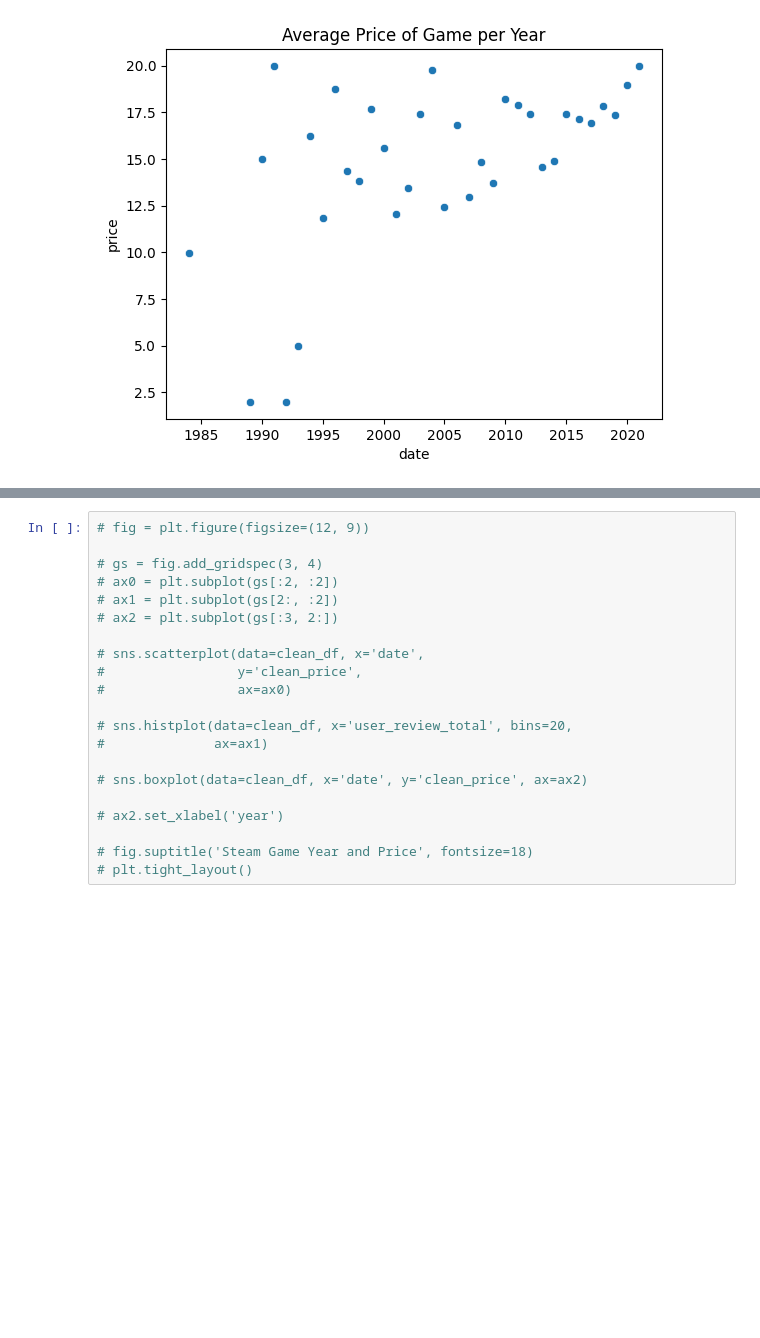
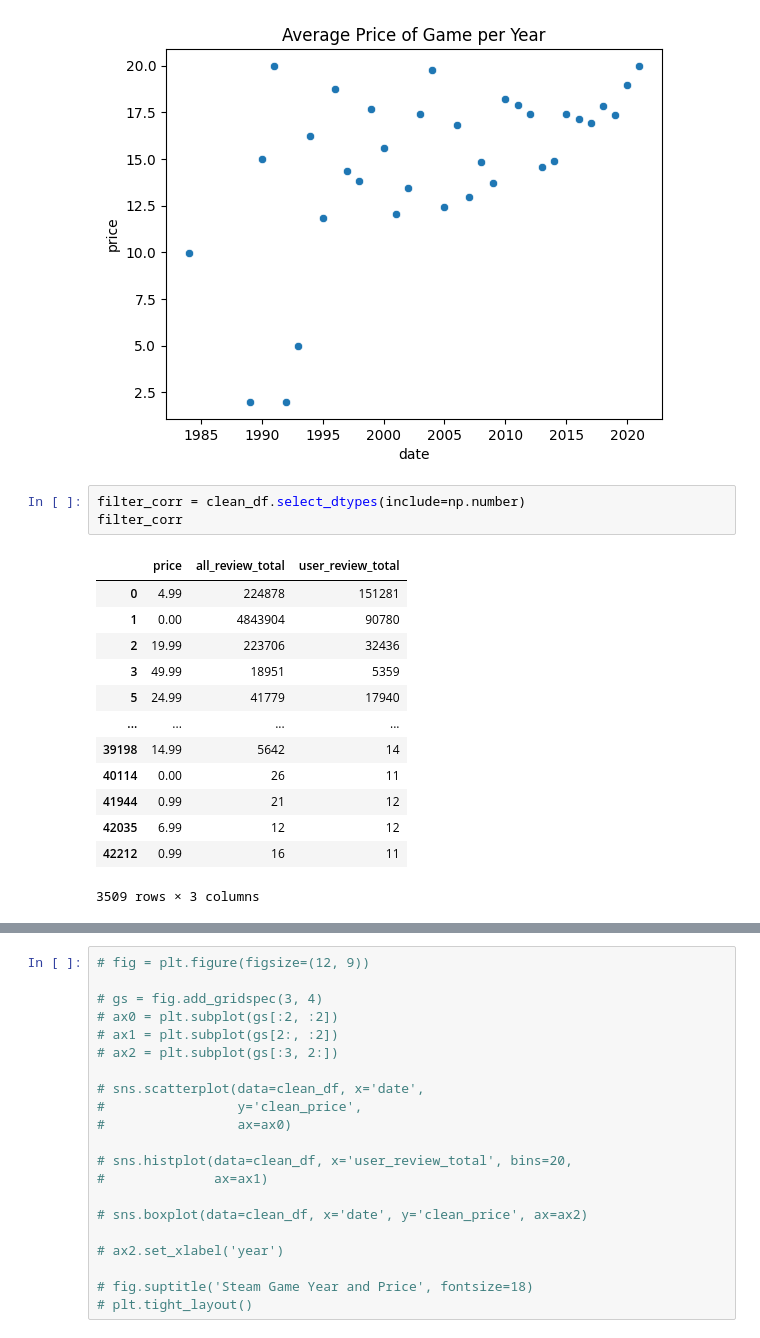
Before and after one commit to hypothetical-lemon/COMP4448, a Jupyter notebook: final_project.ipynb, the cells around one changed output, grey strips where cells are left out. Cells and saved outputs as stored; diff of their text form; blank space fills up the shorter version.

```diff
--- a/final_project.ipynb
+++ b/final_project.ipynb
@@ -443,3 +458,20 @@ sns.barplot(x=year_group.index, y=year_group['price'], ax=ax);
 sns.scatterplot(x=year_group.index, y=year_group['price']).set(title='Average Price of Game per Year');
 # %% [output]
 [figure]
+# %%
+filter_corr = clean_df.select_dtypes(include=np.number)
+filter_corr
+# %% [output]
+|  | price | all_review_total | user_review_total |
+| 0 | 4.99 | 224878 | 151281 |
+| 1 | 0.00 | 4843904 | 90780 |
+| 2 | 19.99 | 223706 | 32436 |
+| 3 | 49.99 | 18951 | 5359 |
+| 5 | 24.99 | 41779 | 17940 |
+| ... | ... | ... | ... |
+| 39198 | 14.99 | 5642 | 14 |
+| 40114 | 0.00 | 26 | 11 |
+| 41944 | 0.99 | 21 | 12 |
+| 42035 | 6.99 | 12 | 12 |
+| 42212 | 0.99 | 16 | 11 |
+3509 rows × 3 columns
```
Also changed, not shown: parts of 14 cells of this notebook.
